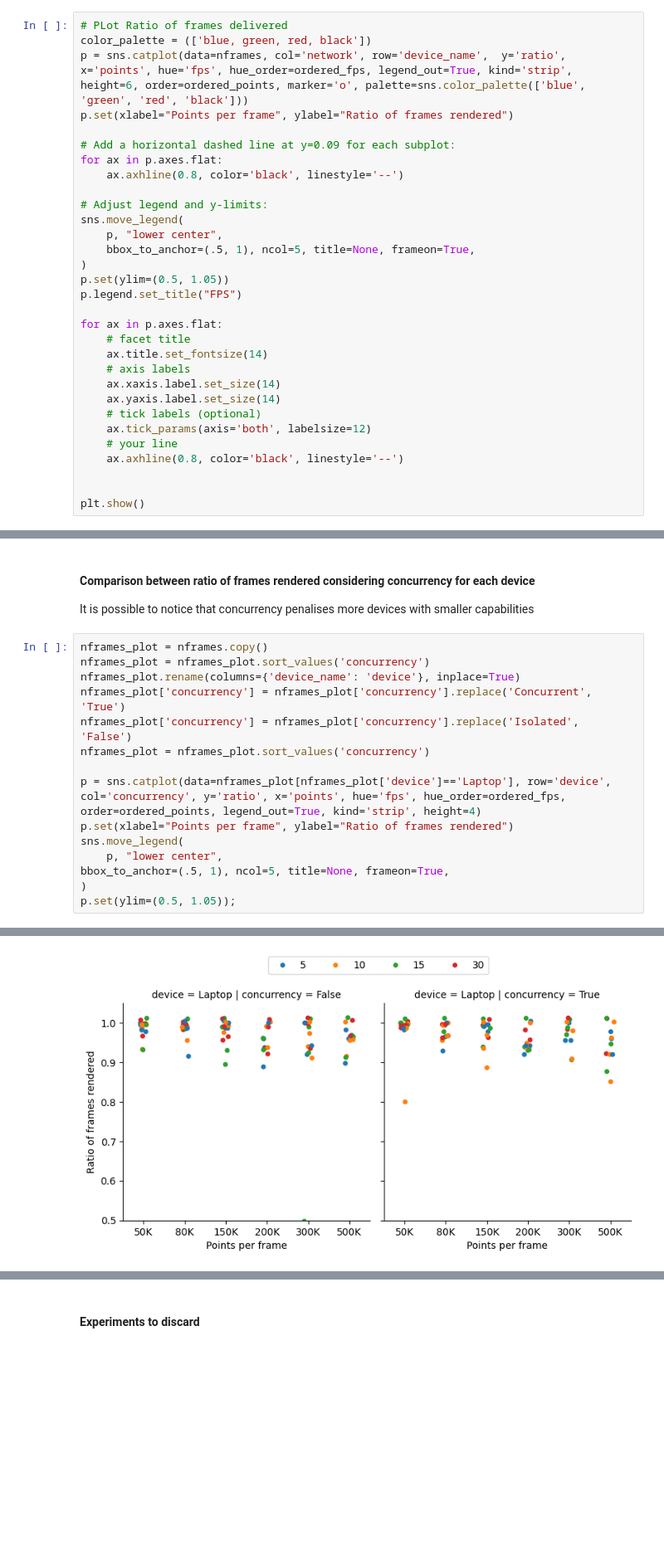
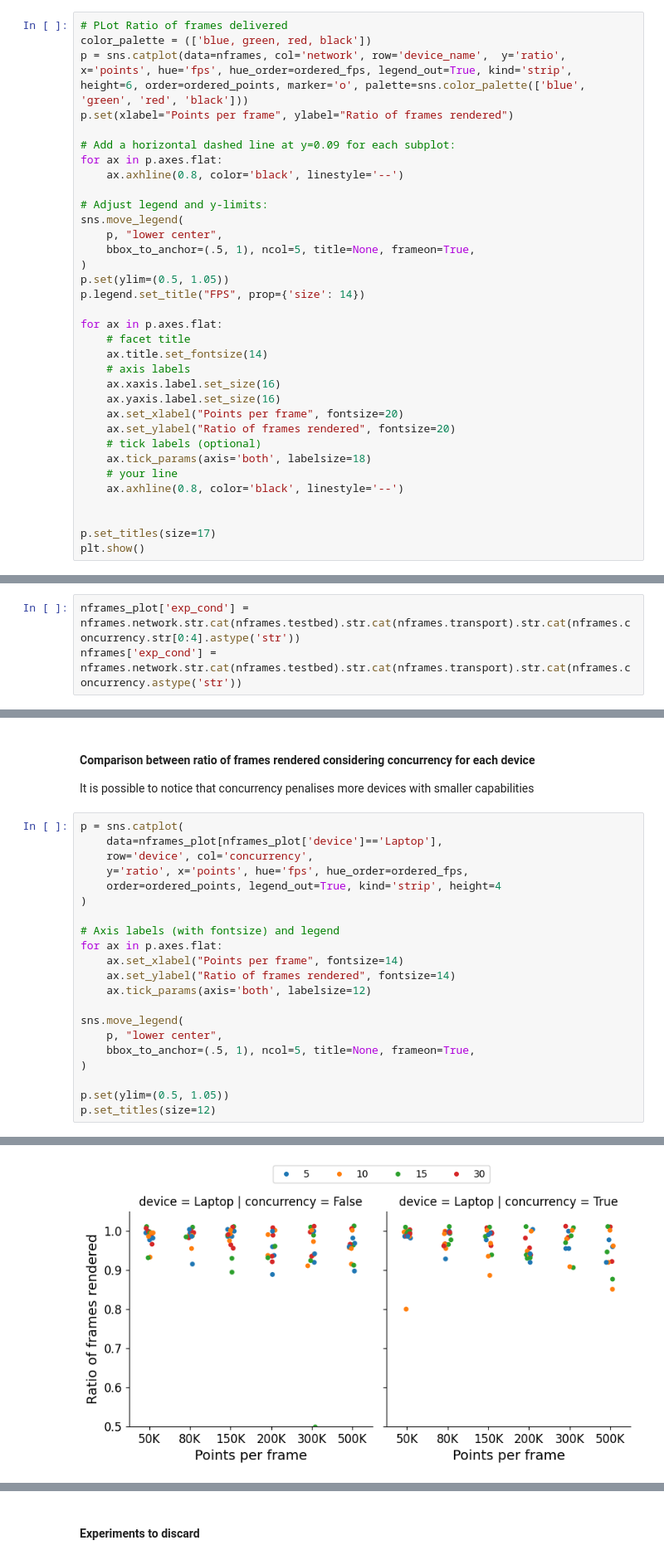
Before and after one commit to LineaInteractividad/VholoStream, a Jupyter notebook: metricsanalysis.ipynb, the cells around one changed output, grey strips where cells are left out. Shown at 83% size. Saved outputs shown, nothing was run; the diff lists cells and outputs as text; blank space fills up the shorter version.

```diff
--- a/metricsanalysis.ipynb
+++ b/metricsanalysis.ipynb
@@ -422,19 +509,22 @@ sns.move_legend(
     bbox_to_anchor=(.5, 1), ncol=5, title=None, frameon=True,
 )
 p.set(ylim=(0.5, 1.05))
-p.legend.set_title("FPS")
+p.legend.set_title("FPS", prop={'size': 14})
 
 for ax in p.axes.flat:
     # facet title
     ax.title.set_fontsize(14)
     # axis labels
-    ax.xaxis.label.set_size(14)
-    ax.yaxis.label.set_size(14)
+    ax.xaxis.label.set_size(16)
+    ax.yaxis.label.set_size(16)
+    ax.set_xlabel("Points per frame", fontsize=20)
+    ax.set_ylabel("Ratio of frames rendered", fontsize=20)
     # tick labels (optional)
-    ax.tick_params(axis='both', labelsize=12)
+    ax.tick_params(axis='both', labelsize=18)
     # your line
     ax.axhline(0.8, color='black', linestyle='--')
 
 
+p.set_titles(size=17)
 plt.show()
 # %% [output]
@@ -466 +562,4 @@ Plot of total frames rendered in each experiment, this plot is not present in th
+# %%
+nframes_plot['exp_cond'] = nframes.network.str.cat(nframes.testbed).str.cat(nframes.transport).str.cat(nframes.concurrency.str[0:4].astype('str'))
+nframes['exp_cond'] = nframes.network.str.cat(nframes.testbed).str.cat(nframes.transport).str.cat(nframes.concurrency.astype('str'))
 # %%
@@ -477,18 +576,24 @@ bbox_to_anchor=(.5, 1), ncol=5, title=None, frameon=True,
 
 It is possible to notice that concurrency penalises more devices with smaller capabilities
 # %%
-nframes_plot = nframes.copy()
-nframes_plot = nframes_plot.sort_values('concurrency')
-nframes_plot.rename(columns={'device_name': 'device'}, inplace=True)
-nframes_plot['concurrency'] = nframes_plot['concurrency'].replace('Concurrent', 'True')
-nframes_plot['concurrency'] = nframes_plot['concurrency'].replace('Isolated', 'False')
-nframes_plot = nframes_plot.sort_values('concurrency')
+p = sns.catplot(
+    data=nframes_plot[nframes_plot['device']=='Laptop'],
+    row='device', col='concurrency',
+    y='ratio', x='points', hue='fps', hue_order=ordered_fps,
+    order=ordered_points, legend_out=True, kind='strip', height=4
+)
 
-p = sns.catplot(data=nframes_plot[nframes_plot['device']=='Laptop'], row='device', col='concurrency', y='ratio', x='points', hue='fps', hue_order=ordered_fps, order=ordered_points, legend_out=True, kind='strip', height=4)
-p.set(xlabel="Points per frame", ylabel="Ratio of frames rendered")
+# Axis labels (with fontsize) and legend
+for ax in p.axes.flat:
+    ax.set_xlabel("Points per frame", fontsize=14)
+    ax.set_ylabel("Ratio of frames rendered", fontsize=14)
+    ax.tick_params(axis='both', labelsize=12)
+
 sns.move_legend(
     p, "lower center",
-bbox_to_anchor=(.5, 1), ncol=5, title=None, frameon=True,
+    bbox_to_anchor=(.5, 1), ncol=5, title=None, frameon=True,
 )
-p.set(ylim=(0.5, 1.05));
+
+p.set(ylim=(0.5, 1.05))
+p.set_titles(size=12)
 # %% [output]
@@ -495,2 +601,2 @@ p.set(ylim=(0.5, 1.05));
-[figure, old version]
+[figure, new version]
 # %%
```
Also changed, not shown: parts of 34 cells of this notebook.
